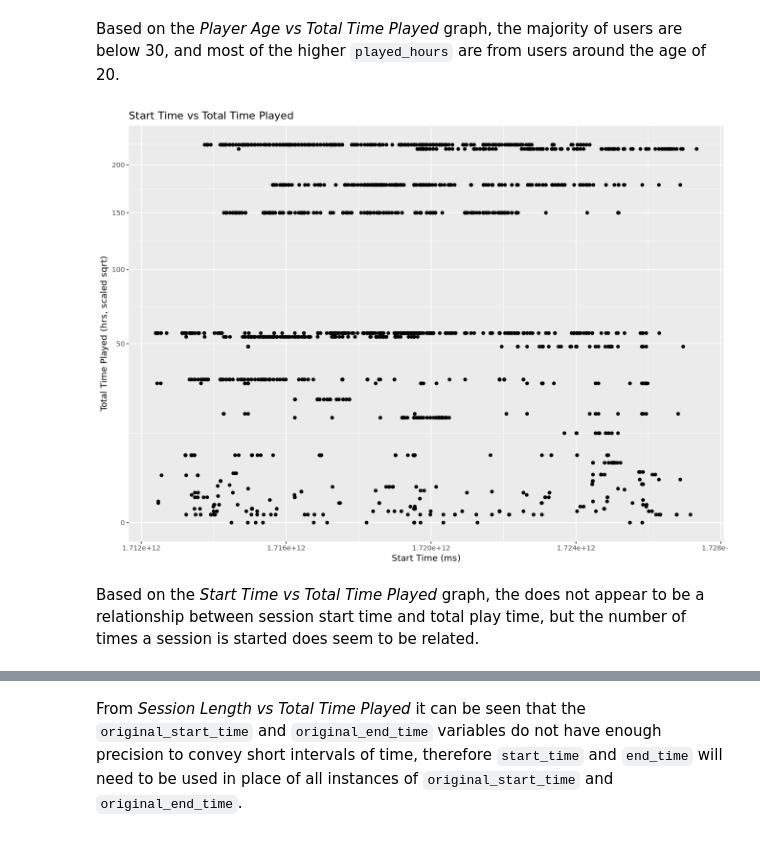
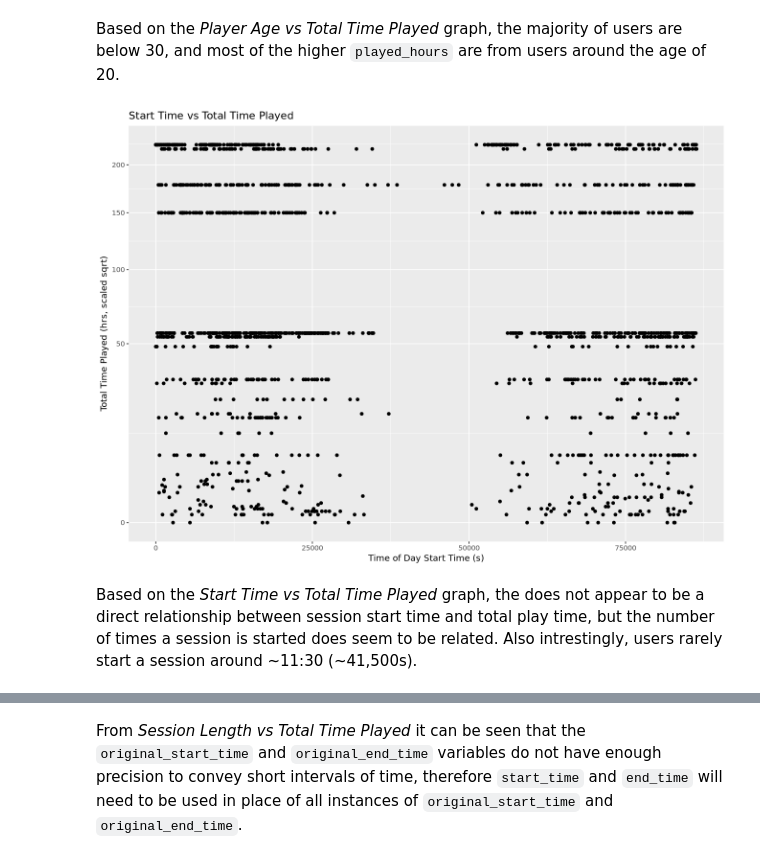
Before and after one commit to n-b-t/DSCI-100-Project-individual-, a Jupyter notebook: Planning_Report.ipynb, the cells around one changed output, grey strips where cells are left out. Drawn from its saved outputs; the diff is of its cells as text; code cells hidden in the pictures.

```diff
--- a/Planning_Report.ipynb
+++ b/Planning_Report.ipynb
@@ -50,14 +62,17 @@ A tibble: 6 × 7
 | Regular | TRUE | 7dc01f10bf20671ecfccdac23812b1b41... | 0.1 | Kylie | Male | 21 |
 | Amateur | TRUE | f58aad5996a435f16b0284a3b267f973f... | 0.0 | Adrian | Female | 17 |
 # %%
-library(tidyverse)
 sessions_url <- "https://raw.githubusercontent.com/n-b-t/DSCI-100-Project-individual-/refs/heads/main/data/sessions.csv"
 sessions_data <- read_csv(sessions_url)
 
 sessions_tidy <- sessions_data |>
-                mutate(start_time = dmy_hm(start_time), end_time = dmy_hm(end_time))
-
-
+                mutate(start_date_time = dmy_hm(start_time), #dttm column with date and time together
+                       end_date_time = dmy_hm(end_time)) |>
+                separate(start_time, into = c("start_date", "start_time"), sep = " ") |> #seperate date and time columns
+                separate(end_time, into = c("end_date", "end_time"), sep = " ") |>
+                mutate(start_date = dmy(start_date), start_time = as.duration(hm(start_time)), #covert seperated date and time
+                       end_date = dmy(end_date), end_time = as.duration(hm(end_time)))         #into type date and period
+#start_time and end_time columns are still time since midnight (00:00)
 head(sessions_tidy)
 # %% [output]
 Rows: 1535 Columns: 5
@@ -146,15 +248,16 @@ Warning message:
 Based on the *Player Age vs Total Time Played* graph, the majority of users are below 30, and most of the higher `played_hours` are from users around the age of 20.
 # %%
 options(repr.plot.width = 11)
+
 start_time_plot <-  combined_data |>
-                    ggplot(aes(x = original_start_time, played_hours)) +
+                    ggplot(aes(x = start_time, played_hours)) +
                     geom_point() +
-                    labs(x = "Start Time (ms)", y = "Total Time Played (hrs, scaled sqrt)",
+                    labs(x = "Time of Day Start Time (s)", y = "Total Time Played (hrs, scaled sqrt)",
                          title = "Start Time vs Total Time Played") +
                     theme(text = element_text(30)) +
                     scale_y_sqrt()
 start_time_plot
 # %% [output]
-[figure, old version]
+[figure, new version]
 # %% [markdown]
-Based on the *Start Time vs Total Time Played* graph, the does not appear to be a relationship between session start time and total play time, but the number of times a session is started does seem to be related.
+Based on the *Start Time vs Total Time Played* graph, the does not appear to be a direct relationship between session start time and total play time, but the number of times a session is started does seem to be related. Also intrestingly, users rarely start a session around \~11:30 (~41,500s).
```
Also changed, not shown: parts of 15 cells of this notebook.
